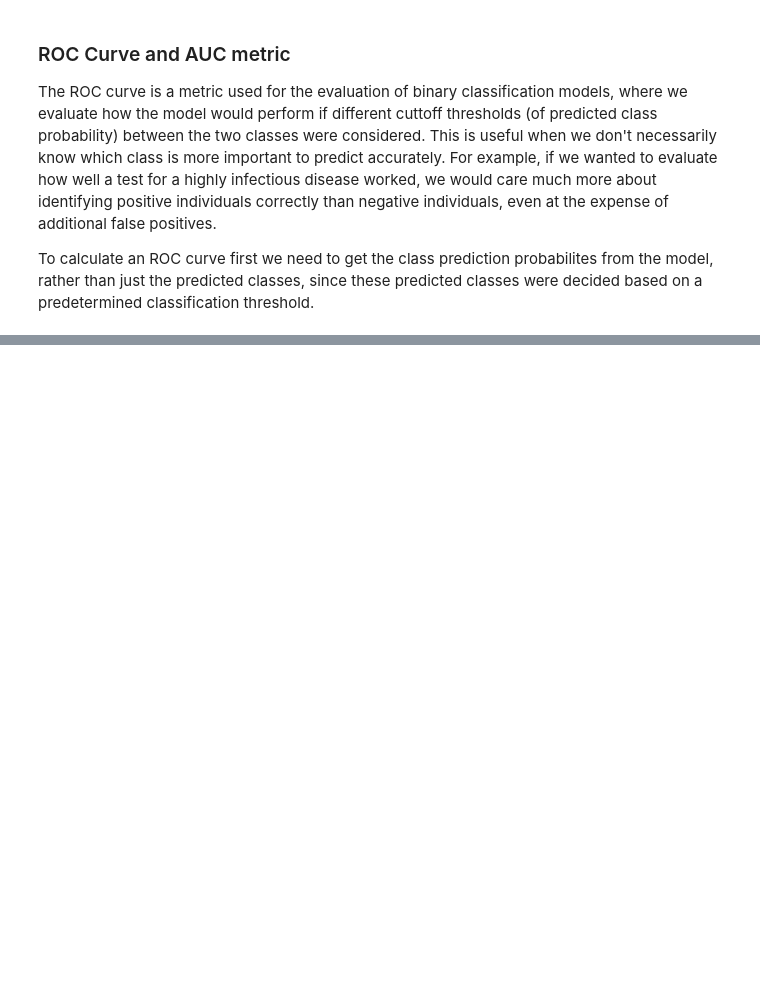
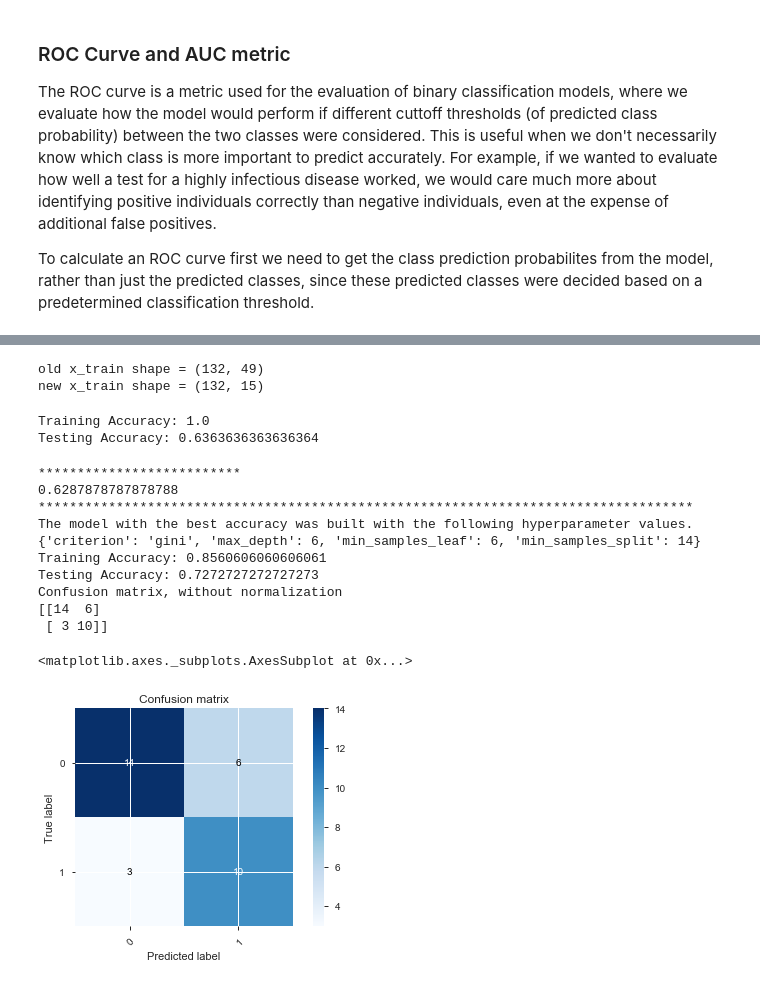
Before and after one commit to guerrajorge/METACHOP, a Jupyter notebook: METACHOP_ML_Workshop.ipynb, the cells around one changed output, grey strips where cells are left out. Cells and saved outputs as stored; diff of their text form; code cells hidden in the pictures; blank space fills up the shorter version.

```diff
--- a/METACHOP_ML_Workshop.ipynb
+++ b/METACHOP_ML_Workshop.ipynb
@@ -642,0 +933,78 @@ graph
+# %%
+dt = tree.DecisionTreeClassifier(random_state=randSeed)
+dt.fit(x_train, y_train)
+
+# obtain the relevant/most important features
+model = SelectFromModel(dt, prefit=True)
+# obtain the names of the important features
+important_features = hcc_df.drop('target', axis=1).columns[model.get_support()]
+# create a new set of datasets with only the new features
+new_x_train = model.transform(x_train)
+new_x_test = model.transform(x_test)
+
+print('old x_train shape = {0}'.format(x_train.shape))
+print('new x_train shape = {0}'.format(new_x_train.shape))
+# %% [output]
+old x_train shape = (132, 49)
+new x_train shape = (132, 15)
+# %%
+# create new decission tree object
+new_dt = dt
+# train it
+new_dt.fit(new_x_train, y_train)
+
+# Determine model's predictions on training data
+train_pred = new_dt.predict(new_x_train)
+print("Training Accuracy:",metrics.accuracy_score(y_train, train_pred))
+
+# Determine model's predictions on testing data
+test_pred = new_dt.predict(new_x_test)
+print("Testing Accuracy:",metrics.accuracy_score(y_test, test_pred))
+
+# Prepare a range/set of hyperparameter values for each
+param_grid = {"max_depth": [3, 4, 5, 6, 7, 9, 10, None], "min_samples_split": randint(2, 100), "min_samples_leaf": randint(1, 100),
+              "criterion": ["gini"]}
+
+model = tree.DecisionTreeClassifier(random_state=randSeed)
+#Specifics of the random sweep - up to 100 randomly selected hyperparameter combinations
+hp_search = RandomizedSearchCV(estimator=model, param_distributions=param_grid, n_iter=100, random_state=randSeed)
+hp_search.fit(new_x_train, y_train)
+
+# summarize the results of the random parameter search
+print("**************************")
+print(hp_search.best_score_)
+print("************************************************************************************")
+print("The model with the best accuracy was built with the following hyperparameter values.")
+print(hp_search.best_params_)
+
+# Train a new decision tree model. (hyperparameters set to those that yielded the best accuracy in the random sweep)
+new_dt = tree.DecisionTreeClassifier(max_depth=hp_search.best_params_['max_depth'],
+                                 min_samples_leaf=hp_search.best_params_['min_samples_leaf'],
+                                 min_samples_split=hp_search.best_params_['min_samples_split'],
+                                 criterion=hp_search.best_params_['criterion'],random_state=randSeed)
+new_dt.fit(new_x_train, y_train)
+
+# Determine model's predictions on training data
+dt_train_pred = new_dt.predict(new_x_train)
+print("Training Accuracy:",metrics.accuracy_score(y_train, dt_train_pred))
+
+# Determine model's predictions on testing data
+dt_test_pred = new_dt.predict(new_x_test)
+print("Testing Accuracy:",metrics.accuracy_score(y_test, dt_test_pred))
+
+plot_confusion_matrix(y_test, dt_test_pred, classes=np.unique(y_train), title='Confusion matrix')
+# %% [output]
+Training Accuracy: 1.0
+Testing Accuracy: 0.6363636363636364
+**************************
+0.6287878787878788
+************************************************************************************
+The model with the best accuracy was built with the following hyperparameter values.
+{'criterion': 'gini', 'max_depth': 6, 'min_samples_leaf': 6, 'min_samples_split': 14}
+Training Accuracy: 0.8560606060606061
+Testing Accuracy: 0.7272727272727273
+Confusion matrix, without normalization
+[[14  6]
+ [ 3 10]]
+<matplotlib.axes._subplots.AxesSubplot at 0x...>
+[figure, added]
```
Also changed, not shown: parts of 54 cells of this notebook, 8 other files.
